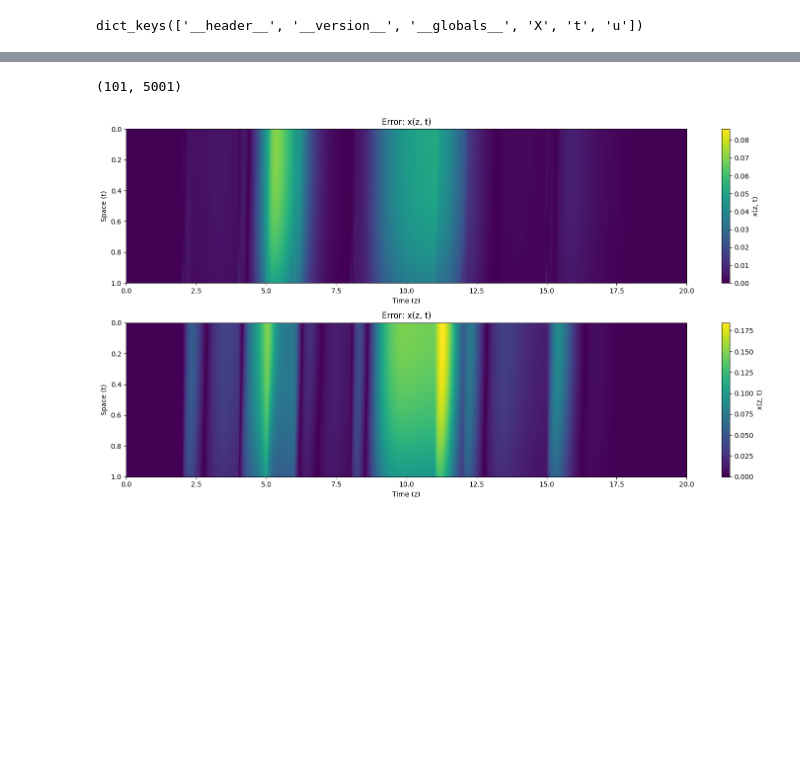
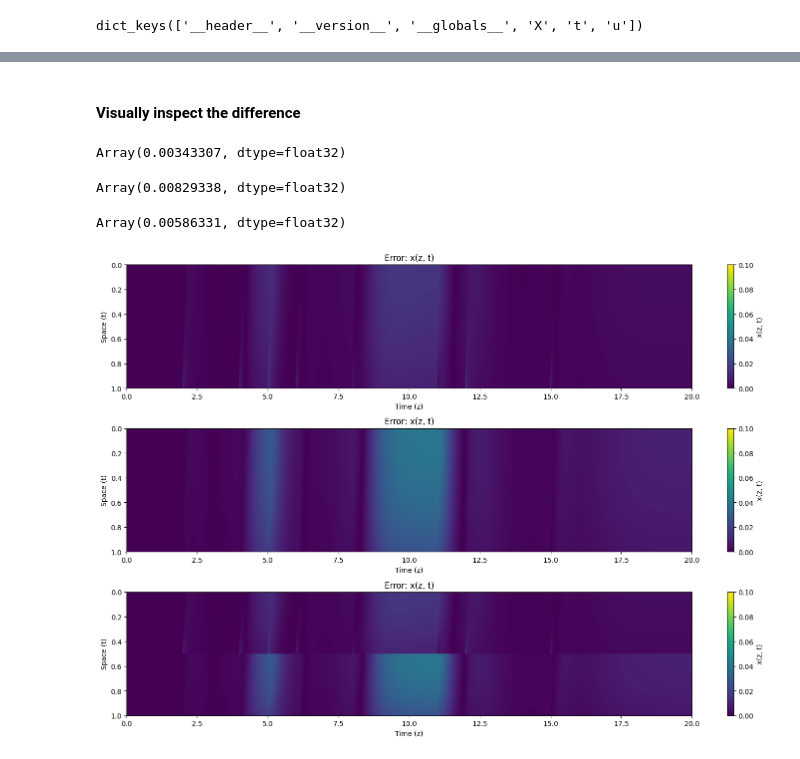
Before and after one commit to MatzeLopi/KIT-2243070, a Jupyter notebook: Exercises/exam.ipynb, the cells around one changed output, grey strips where cells are left out. Drawn from its saved outputs; the diff is of its cells as text; code cells hidden in the pictures; blank space fills up the shorter version.

```diff
--- a/Exercises/exam.ipynb
+++ b/Exercises/exam.ipynb
@@ -13,6 +23,6 @@ from models import arx, hammerstein, dmd, dmdc, errors
 # %%
-data1 = utils.read_mat(r'C:\Users\matze\workspaces\KIT-2243070\raw\ex1_data.mat')
-data2 = utils.read_mat(r'C:\Users\matze\workspaces\KIT-2243070\raw\ex2_data.mat')
+data1 = utils.read_mat('/home/matthias/WS_all/dbm/raw/exam/ex1_data.mat')
+data2 = utils.read_mat('/home/matthias/WS_all/dbm/raw/exam/ex2_data.mat')
 
 display(data1.keys())
 
@@ -117,6 +356,4 @@ display(x1.shape, x2.shape, x_prime1.shape, x_prime2.shape)
 # %%
-r, a,b, phi, lam, transform = dmdc.optimize(x1, x_prime1, u,data2.t, (1,20))
-r2,a2,b2, phi2, lam2, transform2= dmdc.optimize(x2, x_prime2, u,data2.t, (1,20))
-
-display(r,r2)
+r,a,b, lam, transform = dmdc.optimize(x, x_prime, u, (1,20))
+display(f"Model rank: {r}")
 # %% [output]
@@ -125,38 +394,40 @@ display(r,r2)
 # %%
-result = dmdc.simulate(x0[:101],u.T,a,b,transform).real.T
-t = data2.t.flatten()
+r = dmdc.simulate(x0,u.T,a,b,transform).real.T
 
-r2 = dmdc.simulate(x0[101:],u.T,a2,b2,transform2).real.T
+r1 = dmdc.simulate(x0[:101],u.T,a,b,transform[:101]).real.T
+
+r2 = dmdc.simulate(x0[101:],u.T,a,b,transform[101:]).real.T
+# %% [markdown]
+#### Visually inspect the difference
 # %%
-# Diff
-diff = jnp.abs(data2.X[:101,:] - result)
-diff = errors.absolute_error(data2.X[:101,:], result)
-plt.figure(figsize=(15, 8))
 
-plt.subplot(2, 1, 1)
-plt.imshow(diff, extent=[t[0], t[-1], z[-1], z[0]], aspect='auto', cmap='viridis')
+
+
+diff2 = errors.absolute_error(data2.X[101:,:], r2)
+display(jnp.mean(diff2))
+plt.subplot(3, 1, 2)
+plt.imshow(diff2, vmin = 0, vmax =0.1, extent=[t[0], t[-1], z[-1], z[0]], aspect='auto', cmap='viridis')
 plt.colorbar(label='x(z, t)')
 plt.xlabel('Time (z)')
 plt.ylabel('Space (t)')
 plt.title('Error: x(z, t)')
+plt.tight_layout()
 
-
-
-diff2 = jnp.abs(data2.X[101:,:] - r2)
-
-diff2 = errors.absolute_error(data2.X[101:,:], r2)
-display(diff2.shape)
-plt.subplot(2, 1, 2)
-plt.imshow(diff2, extent=[t[0], t[-1], z[-1], z[0]], aspect='auto', cmap='viridis')
+diff3 = errors.absolute_error(x, r[:,:-1])
+display(jnp.mean(diff3))
+plt.subplot(3, 1, 3)
+plt.imshow(diff3, vmin = 0, vmax =0.1, extent=[t[0], t[-1], z[-1], z[0]], aspect='auto', cmap='viridis')
 plt.colorbar(label='x(z, t)')
 plt.xlabel('Time (z)')
 plt.ylabel('Space (t)')
 plt.title('Error: x(z, t)')
 plt.tight_layout()
 plt.show()
 # %% [output]
-(101, 5001)
+Array(0.00343307, dtype=float32)
+Array(0.00829338, dtype=float32)
+Array(0.00586331, dtype=float32)
-[figure, old version]
+[figure, new version]
 # %%
 plt.figure(figsize=(15, 5))
 plt.subplot(1, 2, 1)
```
Also changed, not shown: parts of 43 cells of this notebook, 9 other files.
